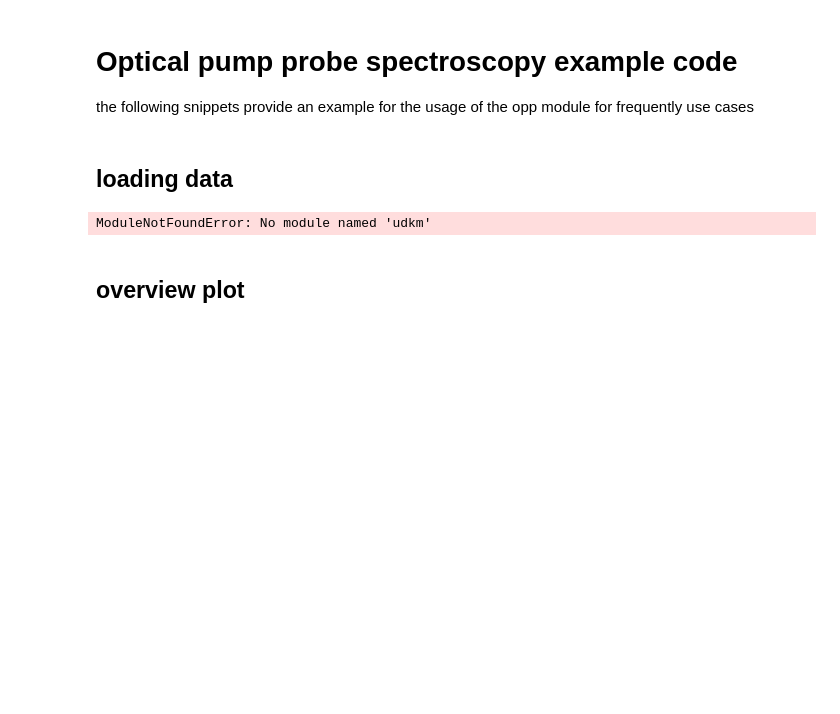
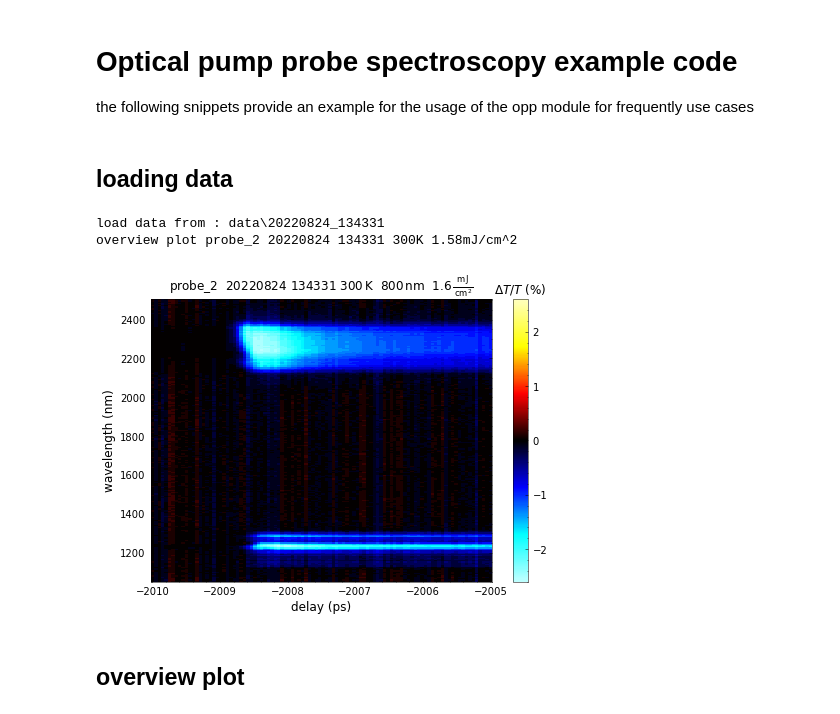
Before and after one commit to AvonReppert/udkm, a Jupyter notebook: docs/source/examples/opp_example.ipynb, the cells around one changed output. Drawn from its saved outputs; the diff is of its cells as text; code cells hidden in the pictures; blank space fills up the shorter version.

Commit message:
added overview plot to opp

```diff
--- a/docs/source/examples/opp_example.ipynb
+++ b/docs/source/examples/opp_example.ipynb
@@ -7,26 +7,50 @@ the following snippets provide an example for the usage of the opp module for fr
 # %%
 import os
 import matplotlib.pyplot as plt
 
 import udkm.tools.colors as colors
 import udkm.opp.functions as opp
 import udkm.tools.plot as plot
 
 plt.style.use("../../../udkm/tools/udkm_base.mplstyle")
 
 example_data_path='../../../udkm/opp/example/'
 os.chdir(example_data_path)
 
 parameter_file_name = "parameters/parameters_example_1.txt"
 
-line = 0  # welchen Datensatz man auswerten möchte
+line = 1  #
 
 params = opp.get_scan_parameter(parameter_file_name, line)
 
 params["data_directory"] = "data\\"
 params["probe_method"] = "transmission"
+
+params["bool_force_reload"] = False
+
+params["slice_wl"] = [1200, 2300]
+params["slice_wl_width"] = [200, 200]
+
+params["slice_delay"] = [1]
+params["slice_delay_width"] = [0.5]
+
+
+params["t0"] = -2008.75
+params["exclude_loops"] = []
+params["bool_force_reload"] = True
+params["symmetric_colormap"] = True
+
+params["delay_min"] = -1
+params["delay_max"] = 4
+
+params["wl_min"] = 1100
+params["wl_max"] = 2500
+
+
 scan = opp.load_data(params)
 # %% [output]
-ModuleNotFoundError: No module named 'udkm'
+load data from : data\20220824_134331
+overview plot probe_2 20220824 134331 300K 1.58mJ/cm^2
+[figure, added]
 # %% [markdown]
 ## overview plot
```
Also changed, not shown: parts of 1 cell of this notebook, 6 other files.
